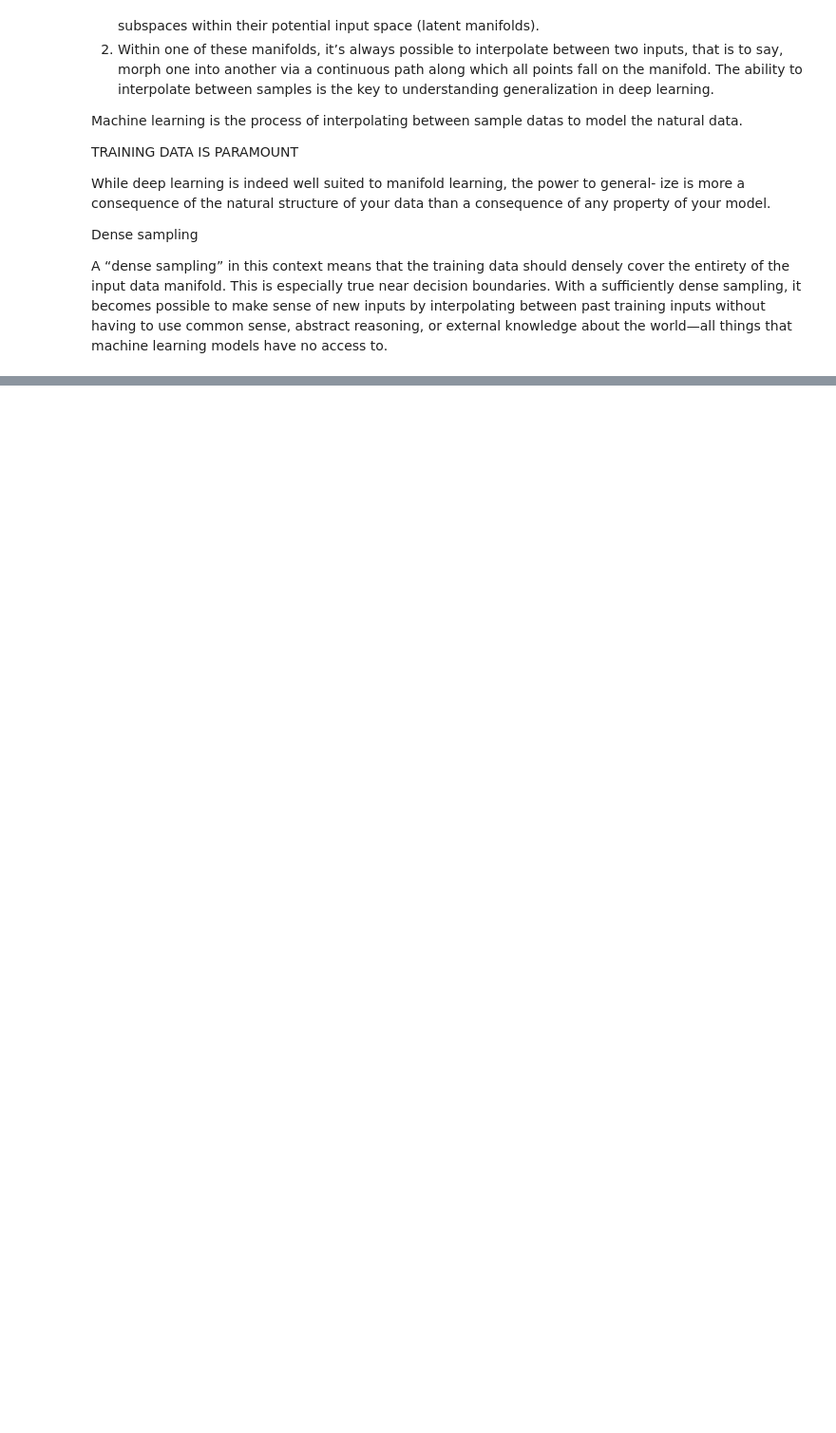
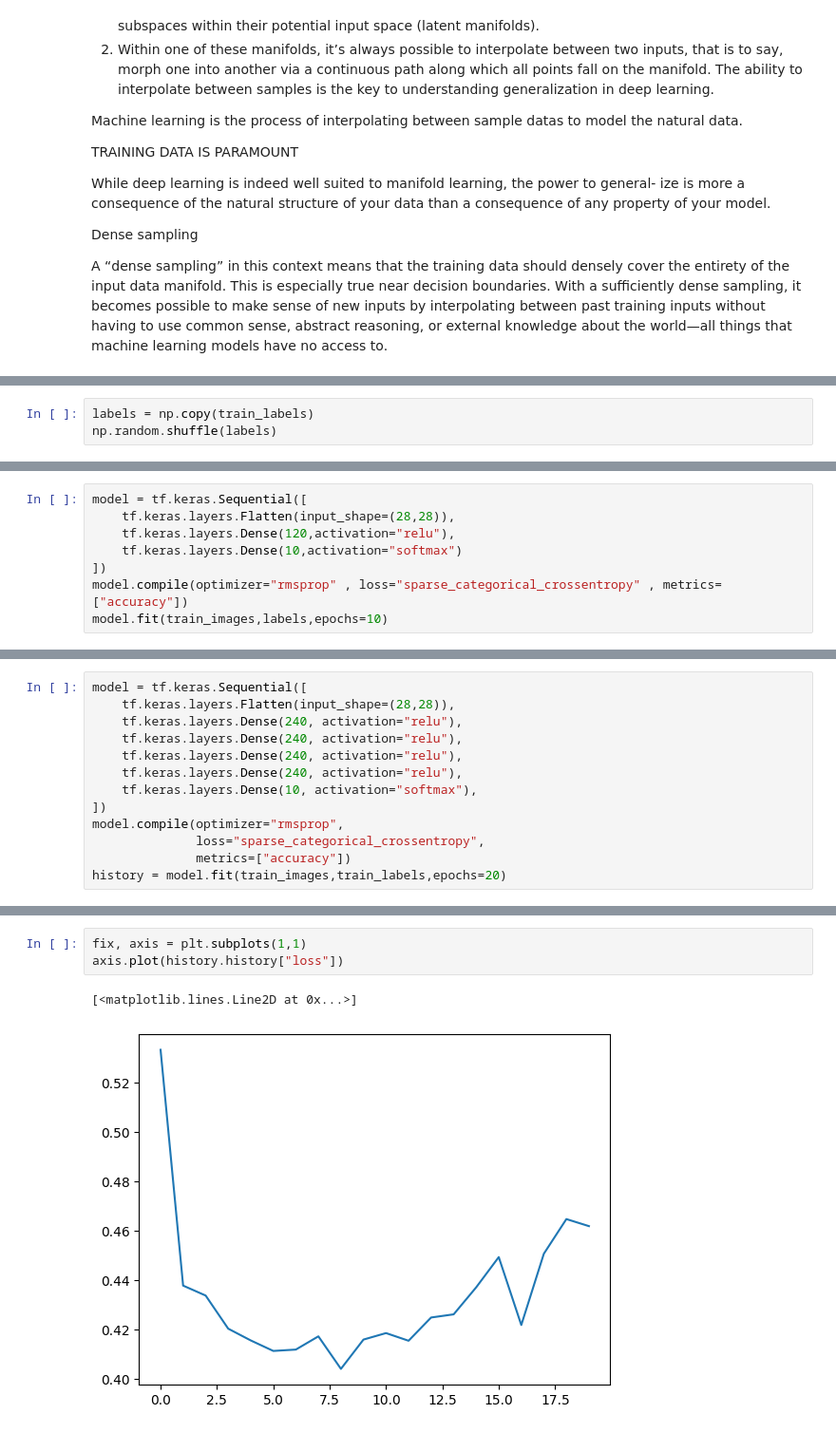
Before and after one commit to atoraby/Neural-networks, a Jupyter notebook: NeuralNetworks.ipynb, the cells around one changed output, grey strips where cells are left out. Shown: that part at 95% size. Drawn from its saved outputs; the diff is of its cells as text; blank space fills up the shorter version.

```diff
--- a/NeuralNetworks.ipynb
+++ b/NeuralNetworks.ipynb
@@ -801,0 +881,3 @@ There are three common problems you’ll encounter at this stage:
+# %%
+labels = np.copy(train_labels)
+np.random.shuffle(labels)
@@ -801,0 +894,8 @@ There are three common problems you’ll encounter at this stage:
+# %%
+model = tf.keras.Sequential([
+    tf.keras.layers.Flatten(input_shape=(28,28)),
+    tf.keras.layers.Dense(120,activation="relu"),
+    tf.keras.layers.Dense(10,activation="softmax")
+])
+model.compile(optimizer="rmsprop" , loss="sparse_categorical_crossentropy" , metrics=["accuracy"])
+model.fit(train_images,labels,epochs=10)
@@ -801,0 +945,13 @@ There are three common problems you’ll encounter at this stage:
+# %%
+model = tf.keras.Sequential([
+    tf.keras.layers.Flatten(input_shape=(28,28)),
+    tf.keras.layers.Dense(240, activation="relu"),
+    tf.keras.layers.Dense(240, activation="relu"),
+    tf.keras.layers.Dense(240, activation="relu"),
+    tf.keras.layers.Dense(240, activation="relu"),
+    tf.keras.layers.Dense(10, activation="softmax"),
+])
+model.compile(optimizer="rmsprop",
+              loss="sparse_categorical_crossentropy",
+              metrics=["accuracy"])
+history = model.fit(train_images,train_labels,epochs=20)
@@ -801,0 +976,6 @@ There are three common problems you’ll encounter at this stage:
+# %%
+fix, axis = plt.subplots(1,1)
+axis.plot(history.history["loss"])
+# %% [output]
+[<matplotlib.lines.Line2D at 0x...>]
+[figure, added]
```
Also changed, not shown: parts of 39 cells of this notebook.
